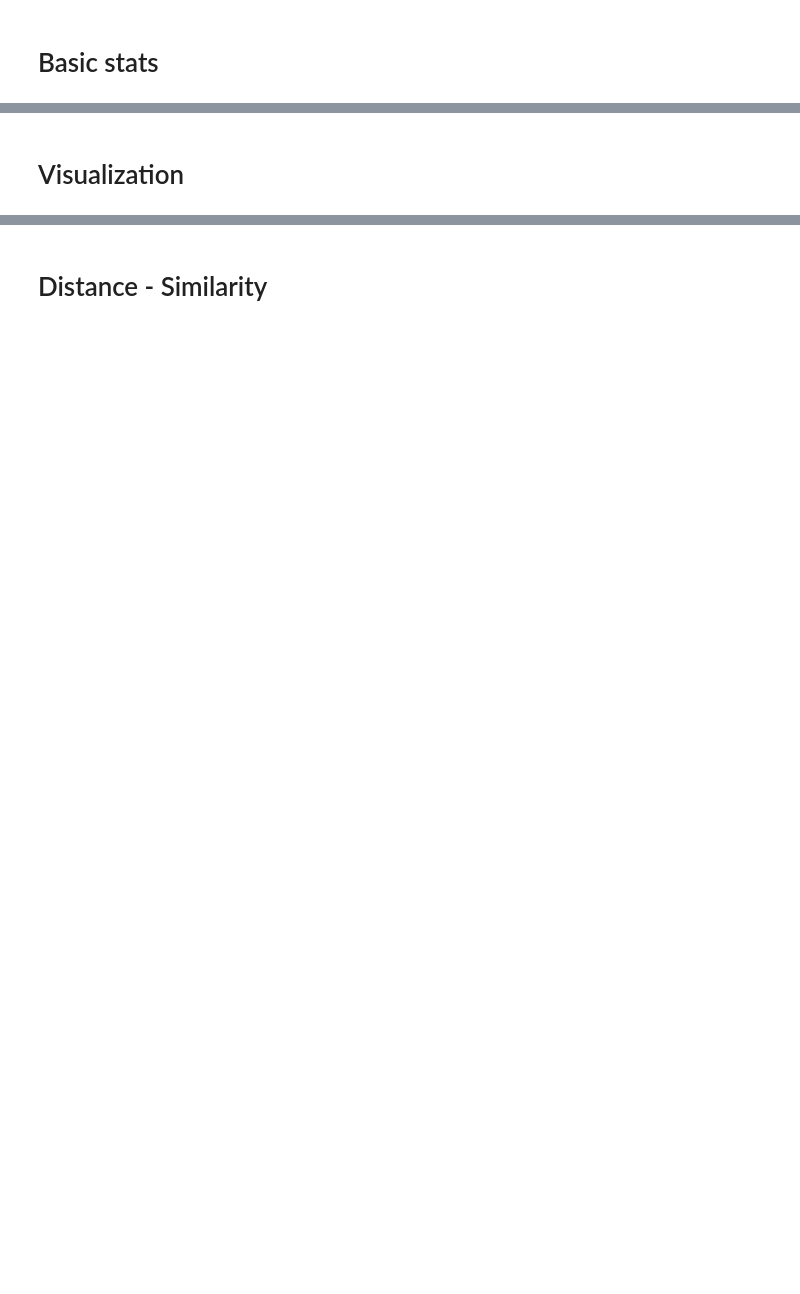
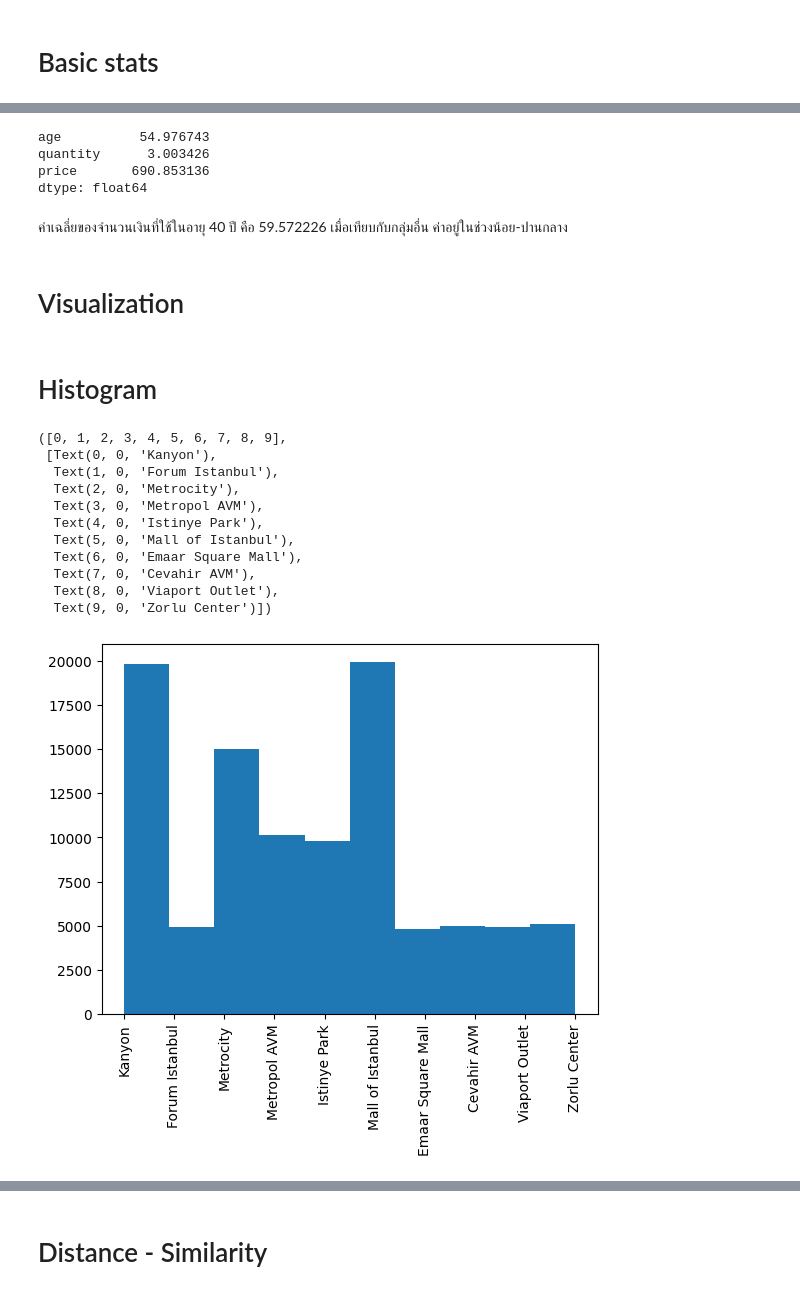
Before and after one commit to kitiluck/BSC_DPDM23, a Jupyter notebook: Understanding_Data.ipynb, the cells around one changed output, grey strips where cells are left out. Drawn from its saved outputs; the diff is of its cells as text; code cells hidden in the pictures; blank space fills up the shorter version.

```diff
--- a/Understanding_Data.ipynb
+++ b/Understanding_Data.ipynb
@@ -70,0 +73,2 @@ data_from_gsheet.head()
+# %%
+shopping_data = pd.read_csv('/content/drive/MyDrive/BSC_DPDM2023/customer_shopping_data.csv')
@@ -73,2 +129,11 @@ data_from_gsheet.head()
+# %%
+shopping_data[shopping_data['age']> 40].mean()
+# %% [output]
+age          54.976743
+quantity      3.003426
+price       690.853136
+dtype: float64
+# %% [markdown]
+ค่าเฉลี่ยของจำนวนเงินที่ใช้ในอายุ 40 ปี คือ 59.572226 เมื่อเทียบกับกลุ่มอื่น ค่าอยู่ในช่วงน้อย-ปานกลาง
 # %% [markdown]
 # Visualization
@@ -74,0 +142,18 @@ data_from_gsheet.head()
+# %% [markdown]
+# Histogram
+# %%
+plt.hist(shopping_data['shopping_mall'])
+plt.xticks(rotation = 'vertical')
+# %% [output]
+([0, 1, 2, 3, 4, 5, 6, 7, 8, 9],
+ [Text(0, 0, 'Kanyon'),
+  Text(1, 0, 'Forum Istanbul'),
+  Text(2, 0, 'Metrocity'),
+  Text(3, 0, 'Metropol AVM'),
+  Text(4, 0, 'Istinye Park'),
+  Text(5, 0, 'Mall of Istanbul'),
+  Text(6, 0, 'Emaar Square Mall'),
+  Text(7, 0, 'Cevahir AVM'),
+  Text(8, 0, 'Viaport Outlet'),
+  Text(9, 0, 'Zorlu Center')])
+[figure, added]
```
Also changed, not shown: parts of 44 cells of this notebook.
